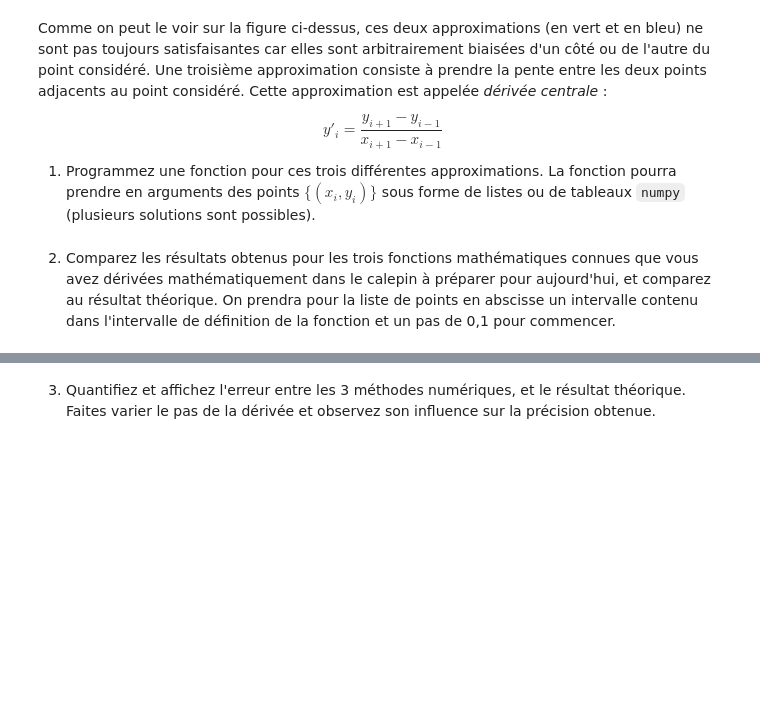
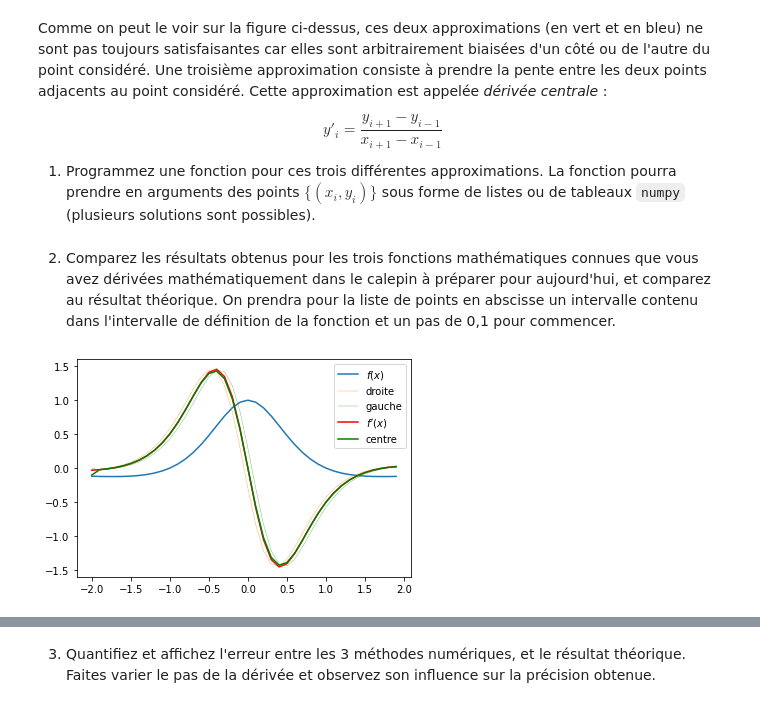
Before and after one commit to kmiloarguello/physique-numerique, a Jupyter notebook: etu-05-derivation-integration/etu-02-derivation-integration-exercices.ipynb, the cells around one changed output, grey strips where cells are left out. Cells and saved outputs as stored; diff of their text form; code cells hidden in the pictures; blank space fills up the shorter version.

```diff
--- a/etu-05-derivation-integration/etu-02-derivation-integration-exercices.ipynb
+++ b/etu-05-derivation-integration/etu-02-derivation-integration-exercices.ipynb
@@ -34,0 +104,38 @@ import matplotlib.pyplot as plt
+# %%
+def f_p(x):
+    """
+    Dérivee de fonction f(x)
+    """
+    return ( 2 * x ) * ( x ** 2 - 3 ) /  ( x ** 2 + 1 ) ** 3
+
+def g_p(x):
+    """
+    Dérivee de fonction g(x)
+    """
+    return 1 + np.tan(x) ** 2
+
+def h_p(x):
+    """
+    Dérivee de fonction h(x)
+    """
+    return np.exp(-x) / (1 + np.exp(-x)) ** 2
+# %%
+# Analyse por f(x)
+
+x = np.arange(-2, 2, .1)
+
+f_droite = derive_vers_droite(x, f(x))
+f_gauche = derive_vers_gauche(x, f(x))
+f_centre = derive_au_centre(x,f(x))
+
+plt.plot(x, f(x), label='$f(x)$')
+plt.plot(f_droite[0],f_droite[1], label='droite', linewidth=.3)
+plt.plot(f_gauche[0],f_gauche[1], label='gauche', linewidth=.3)
+
+plt.plot(x, f_p(x), label="$f'(x)$", color="red")
+plt.plot(f_centre[0],f_centre[1], label='centre', color="green")
+
+plt.legend()
+plt.show()
+# %% [output]
+[figure, added]
```
Also changed, not shown: parts of 7 cells of this notebook, 2 other files.
